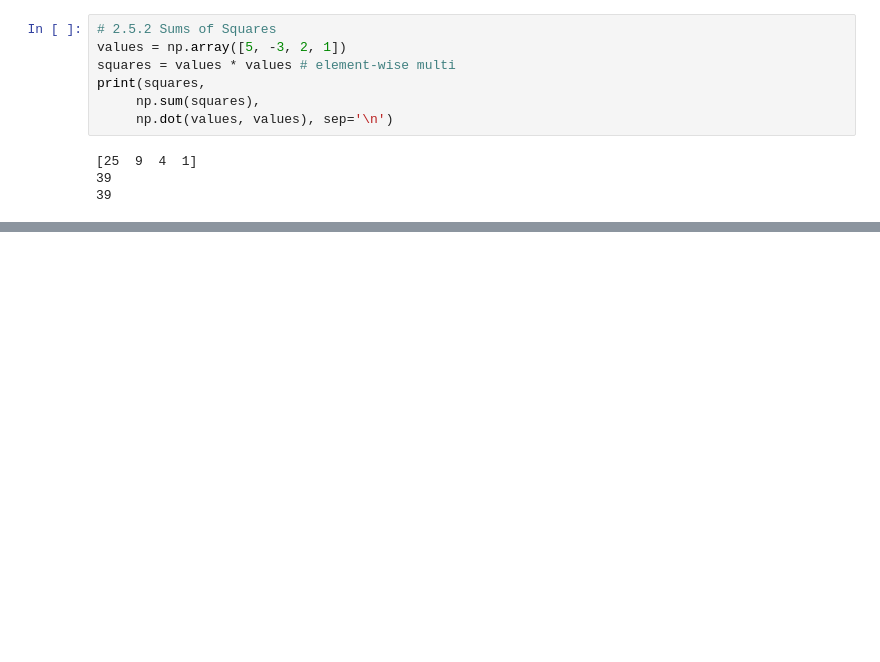
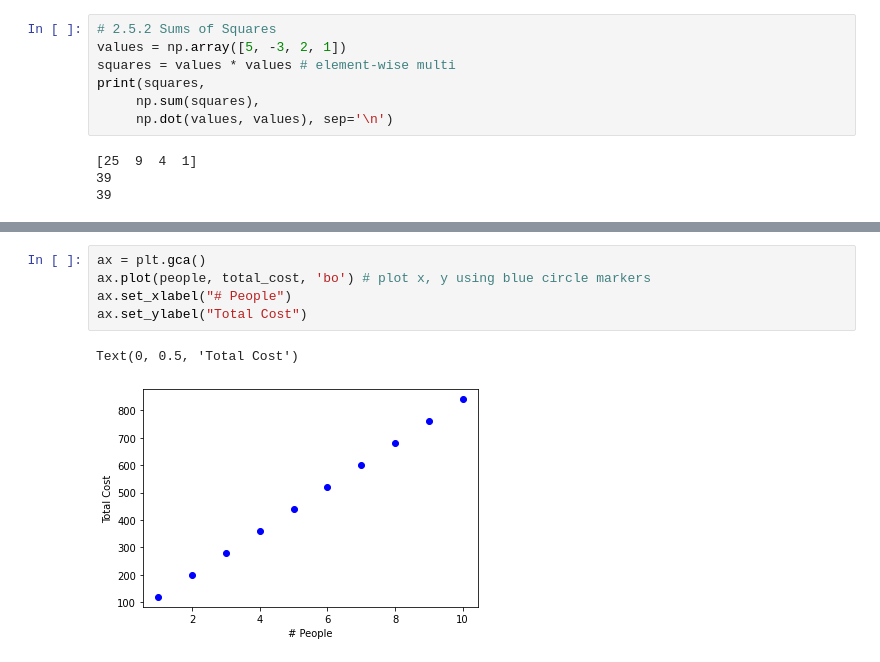
Before and after one commit to takebri/ML, a Jupyter notebook: technical_background.ipynb, the cells around one changed output, grey strips where cells are left out. Saved outputs shown, nothing was run; the diff lists cells and outputs as text; blank space fills up the shorter version.

```diff
--- a/technical_background.ipynb
+++ b/technical_background.ipynb
@@ -161,0 +208,8 @@ display(pd.DataFrame({'errors': errors,
+# %%
+ax = plt.gca()
+ax.plot(people, total_cost, 'bo') # plot x, y using blue circle markers
+ax.set_xlabel("# People")
+ax.set_ylabel("Total Cost")
+# %% [output]
+Text(0, 0.5, 'Total Cost')
+[figure, added]
```
Also changed, not shown: parts of 12 cells of this notebook.
